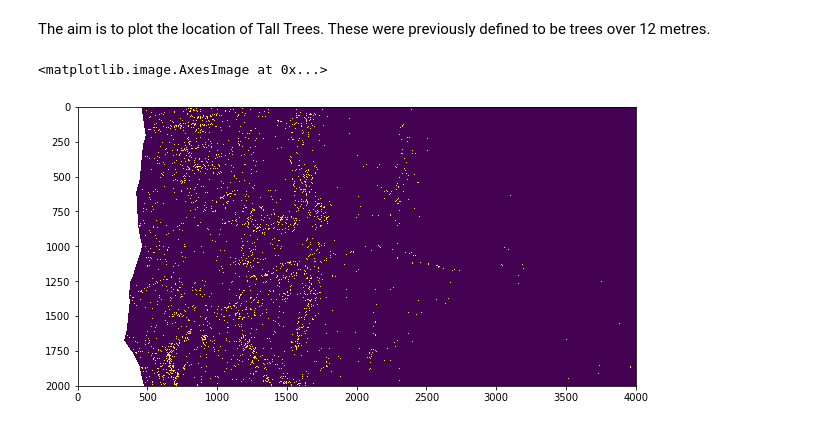
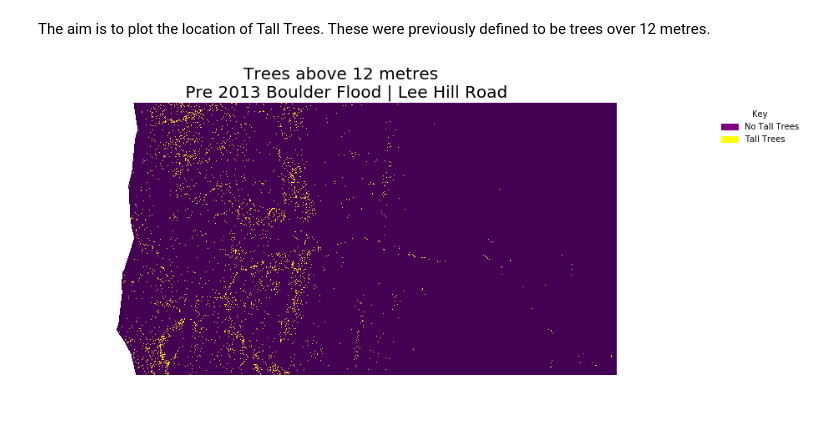
Before and after one commit to dmbentley/earth-analytics, a Jupyter notebook: week-2/2-classifying-canopy-height-model.ipynb, the cells around one changed output. Drawn from its saved outputs; the diff is of its cells as text; code cells hidden in the pictures.

```diff
--- a/week-2/2-classifying-canopy-height-model.ipynb
+++ b/week-2/2-classifying-canopy-height-model.ipynb
@@ -201,9 +171,26 @@ ax.legend(handles=legend_patches,
 ## Plotting the extent of Tall Trees
 # %% [markdown]
 The aim is to plot the location of Tall Trees. These were previously defined to be trees over 12 metres.
-# %%
-fig, ax = plt.subplots(figsize=(10, 10))
-ax.imshow(lidar_chm_im > 12)
-# %% [output]
-<matplotlib.image.AxesImage at 0x...>
-[figure, removed]
+# %%
+class_labels = ['No Tall Trees', 'Tall Trees']
+colours = ['purple', 'yellow']
+
+legend_patches = [Patch(color=colour, label=label)
+                  for colour, label in zip(colours, class_labels)]
+
+cmap = ListedColormap(colours)
+
+fig, ax = plt.subplots(figsize=(16, 6))
+ax.imshow(lidar_chm_im > 12)
+
+ax.legend(handles=legend_patches,
+         facecolor ="white",
+         edgecolor = "white",
+         bbox_to_anchor = (1.35,1),
+         title = 'Key') # Place legend to the RIGHT of the map
+
+ax.set_title('Trees above 12 metres \n Pre 2013 Boulder Flood | Lee Hill Road', fontsize=20)
+
+ax.set_axis_off()
+# %% [output]
+[figure, added]
```
Also changed, not shown: parts of 21 cells of this notebook, 1 other file.
